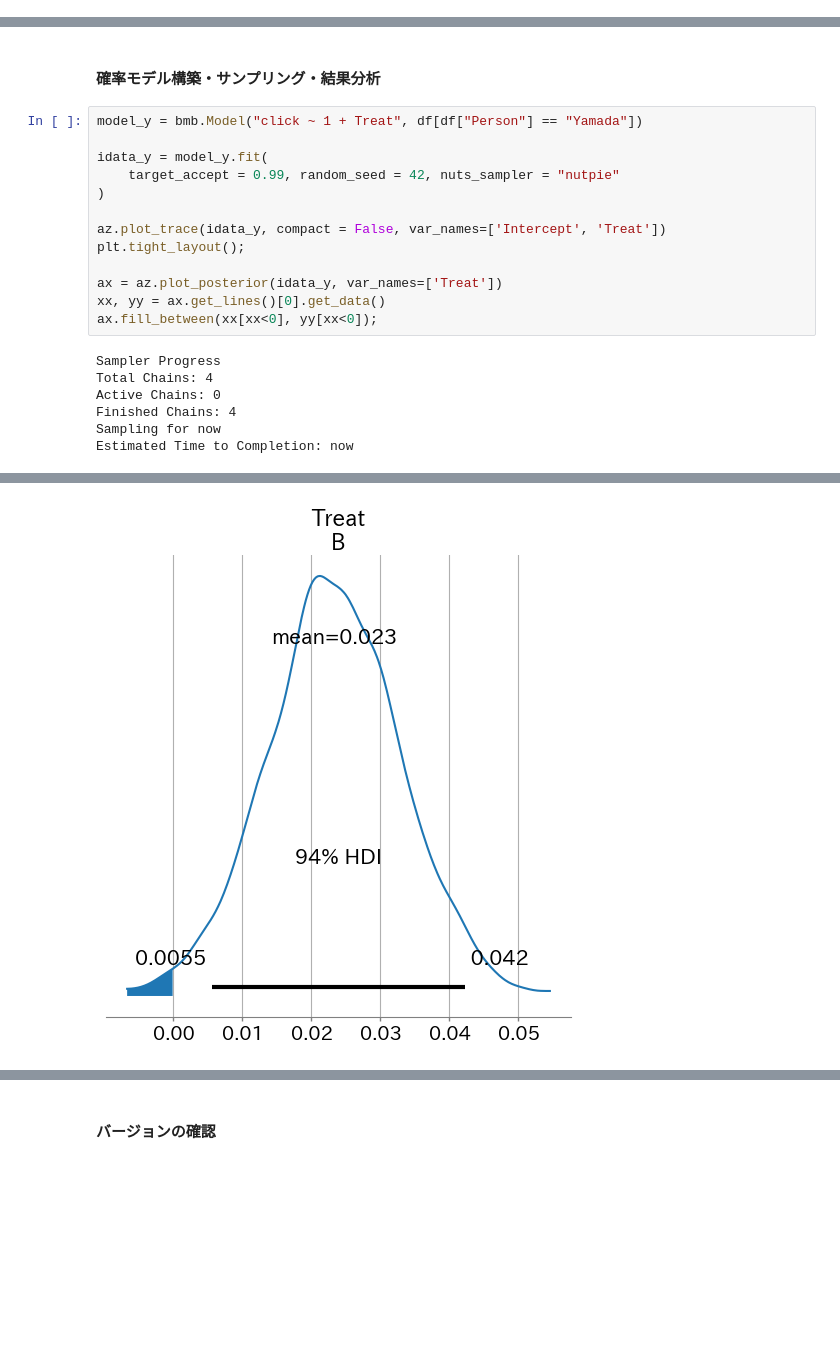
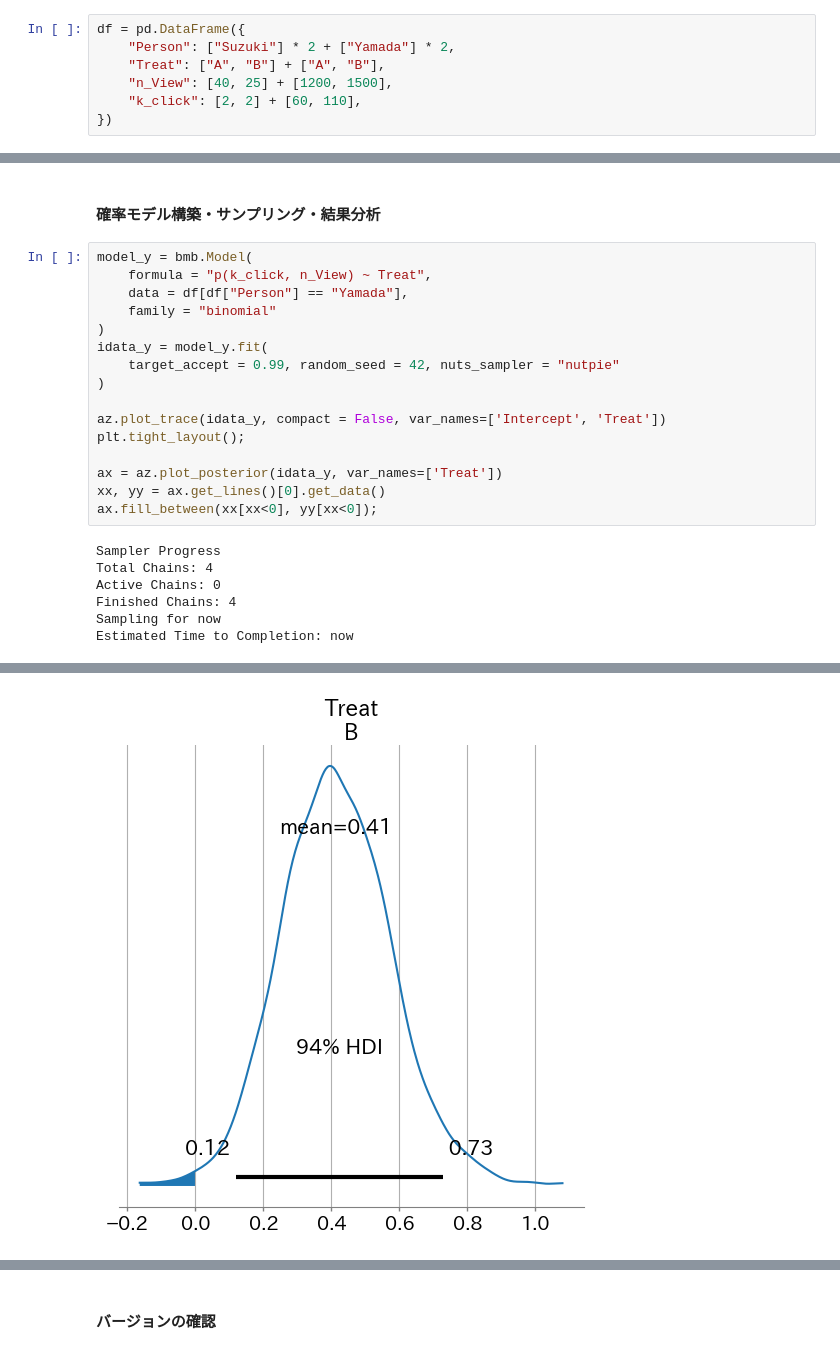
Before and after one commit to Tremendous1192/python_bayes_intro, a Jupyter notebook: bambi/6_1_ABテスト効果検証.ipynb, the cells around one changed output, grey strips where cells are left out. Saved outputs shown, nothing was run; the diff lists cells and outputs as text; blank space fills up the shorter version.

```diff
--- a/bambi/6_1_ABテスト効果検証.ipynb
+++ b/bambi/6_1_ABテスト効果検証.ipynb
@@ -67,3 +69,10 @@ df = pd.DataFrame({
+# %%
+df = pd.DataFrame({
+    "Person": ["Suzuki"] * 2 + ["Yamada"] * 2,
+    "Treat": ["A", "B"] + ["A", "B"],
+    "n_View": [40, 25] + [1200, 1500],
+    "k_click": [2, 2] + [60, 110],
+})
 # %% [markdown]
 ### 6.1.2 確率モデル定義(鈴木さんケース)
 # %% [markdown]
@@ -148,8 +186,11 @@ print(f'鈴木さんケース　画面Aの方がクリック率が高い確率:
 # %% [markdown]
 #### 確率モデル構築・サンプリング・結果分析
 # %%
-model_y = bmb.Model("click ~ 1 + Treat", df[df["Person"] == "Yamada"])
-
+model_y = bmb.Model(
+    formula = "p(k_click, n_View) ~ Treat",
+    data = df[df["Person"] == "Yamada"],
+    family = "binomial"
+)
 idata_y = model_y.fit(
     target_accept = 0.99, random_seed = 42, nuts_sampler = "nutpie"
 )
@@ -176,4 +217,4 @@ Estimated Time to Completion: now
-[figure, old version]
+[figure, new version]
 # %%
 # サンプリング結果から　delta_probの値を抽出
 delta_prob_y = idata_y['posterior'].data_vars['Treat']
```
Also changed, not shown: parts of 10 cells of this notebook.
